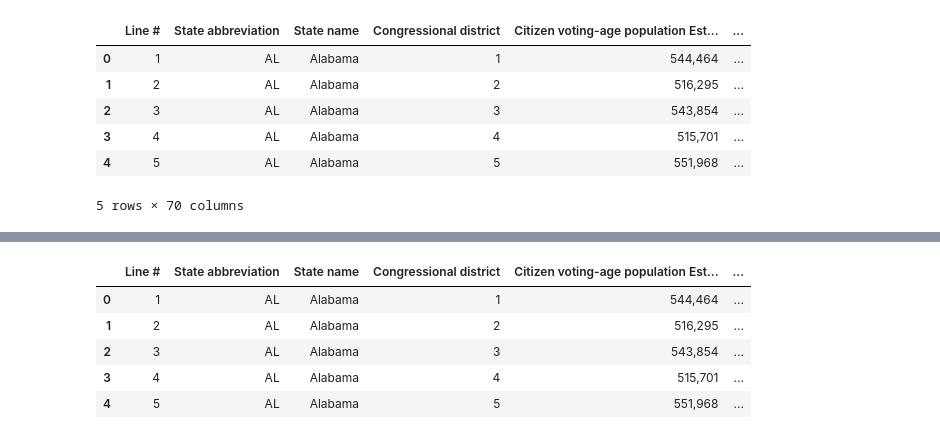
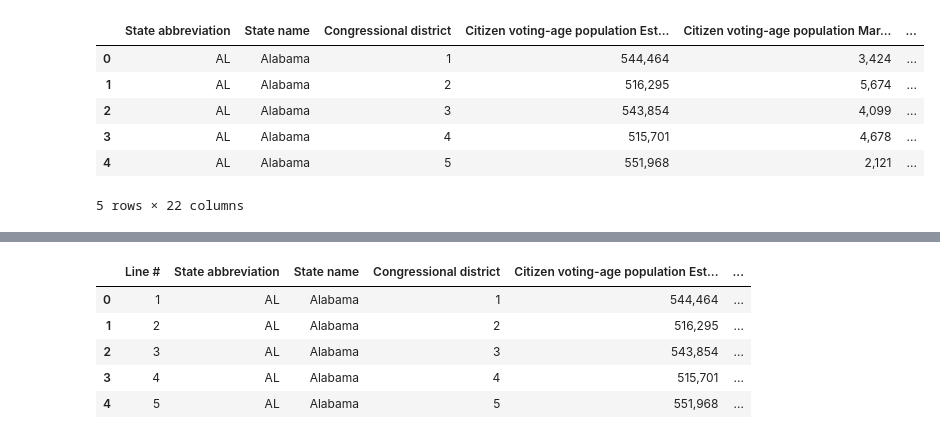
Before and after one commit to tthoang/Reading-Between-the-Gerrymandered-Lines, a Jupyter notebook: notebooks/demographics_eda.ipynb, the cells around one changed output, grey strips where cells are left out. Drawn from its saved outputs; the diff is of its cells as text; code cells hidden in the pictures.

```diff
--- a/notebooks/demographics_eda.ipynb
+++ b/notebooks/demographics_eda.ipynb
@@ -9,7 +10,7 @@ from folium.plugins import FastMarkerCluster
 # %%
 census = pd.read_csv('../data/demographic_census.csv')
-voting_turnout = pd.read_csv('../data/2018-turnout-population-congress-districts.csv')
-voting_age = pd.read_csv('../data/2018-age-population-congress-districts.csv')
-voting_ed = pd.read_csv('../data/2018-education-population-congress-districts.csv')
-voting_sex_poverty = pd.read_csv('../data/2018-sex-poverty-population-congress-districts.csv')
-voting_race = pd.read_csv('../data/2018-race-population-congress-districts.csv')
+voting_turnout = pd.read_csv('../data/2018-turnout-population-congress-districts.csv', nrows = 436)
+voting_age = pd.read_csv('../data/2018-age-population-congress-districts.csv', nrows = 436)
+voting_ed = pd.read_csv('../data/2018-education-population-congress-districts.csv', nrows = 436)
+voting_sex_poverty = pd.read_csv('../data/2018-sex-poverty-population-congress-districts.csv', nrows = 436)
+voting_race = pd.read_csv('../data/2018-race-population-congress-districts.csv', nrows = 436)
@@ -59,10 +158,2 @@ memory usage: 78.6+ KB
 # %%
 voting_age.head()
-# %% [output]
-|  | Line # | State abbreviation | State name | Congressional district | Citizen voting-age population Est... | ... |
-| 0 | 1 | AL | Alabama | 1 | 544,464 | ... |
-| 1 | 2 | AL | Alabama | 2 | 516,295 | ... |
-| 2 | 3 | AL | Alabama | 3 | 543,854 | ... |
-| 3 | 4 | AL | Alabama | 4 | 515,701 | ... |
-| 4 | 5 | AL | Alabama | 5 | 551,968 | ... |
-5 rows × 70 columns
@@ -68,0 +164,34 @@ voting_age.head()
+# %%
+voting_age = voting_age[['State abbreviation',
+                                 'State name',
+                                 'Congressional district',
+                                 ' Citizen voting-age population Estimate ',
+                                 ' Citizen voting-age population Margin of error (MOE) ',
+                                 ' 18-29 Age Estimate ',
+                                 ' 18-29 Age  Margin of error (MOE) ',
+                                 ' Age 18-29 Percent of total ',
+                                 ' 18-29 Age Percent of total margin of error (MOE) ',
+                                 ' 30-44 Age Estimate ',
+                                 ' 30-44 Age Margin of error (MOE) ',
+                                 ' 30-44 Age Percent of total ',
+                                 ' 30-44 Age Percent of total margin of error (MOE) ',
+                                 ' 45-64 Age Estimate ',
+                                 ' 45-64 Age Margin of error (MOE) ',
+                                 ' 45-64 Age Percent of total ',
+                                 ' 45-64 Age Percent of total margin of error (MOE) ',
+                                 ' 65+ Age Estimate ',
+                                 ' 65+ Age Margin of error (MOE) ',
+                                 ' 65+ Age Percent of total ',
+                                 ' 65+ Age Percent of total margin of error (MOE) ']]
+# %%
+voting_age['District'] = voting_age['State abbreviation'] + "-" + voting_age['Congressional district']
+# %%
+voting_age.head()
+# %% [output]
+|  | State abbreviation | State name | Congressional district | Citizen voting-age population Est... | Citizen voting-age population Mar... | ... |
+| 0 | AL | Alabama | 1 | 544,464 | 3,424 | ... |
+| 1 | AL | Alabama | 2 | 516,295 | 5,674 | ... |
+| 2 | AL | Alabama | 3 | 543,854 | 4,099 | ... |
+| 3 | AL | Alabama | 4 | 515,701 | 4,678 | ... |
+| 4 | AL | Alabama | 5 | 551,968 | 2,121 | ... |
+5 rows × 22 columns
```
Also changed, not shown: parts of 57 cells of this notebook.
